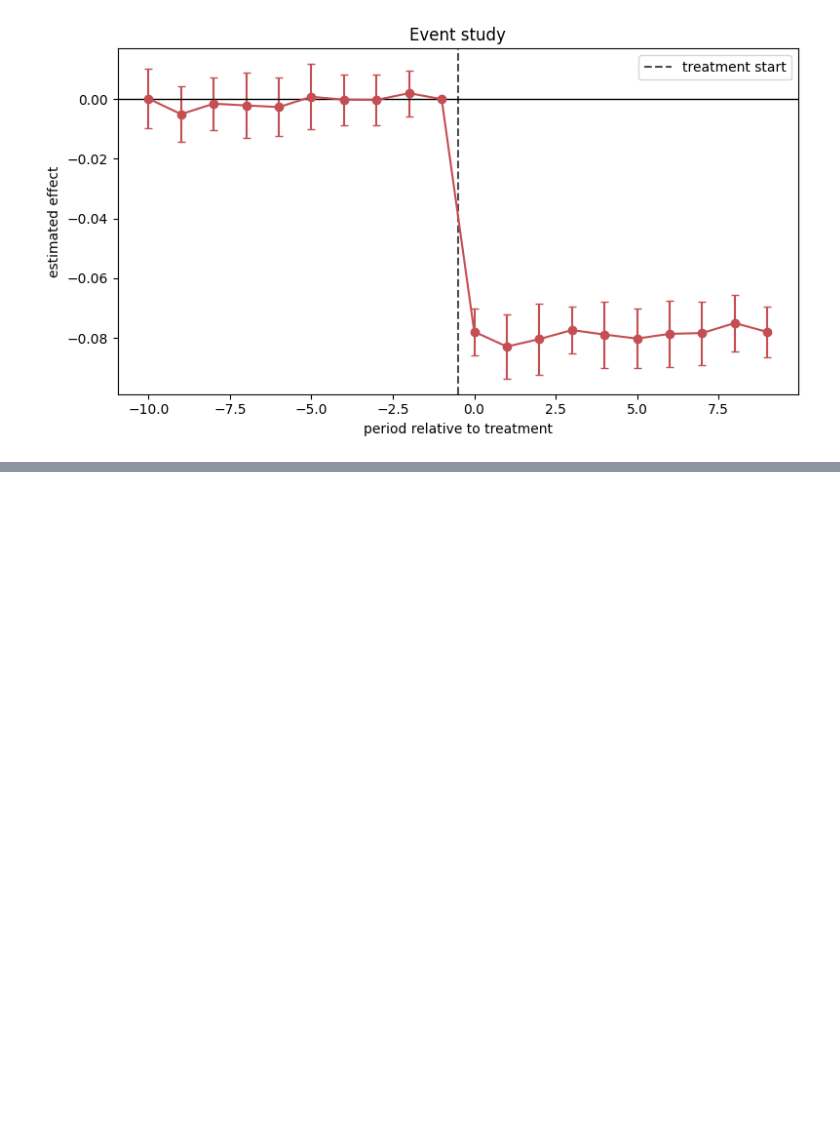
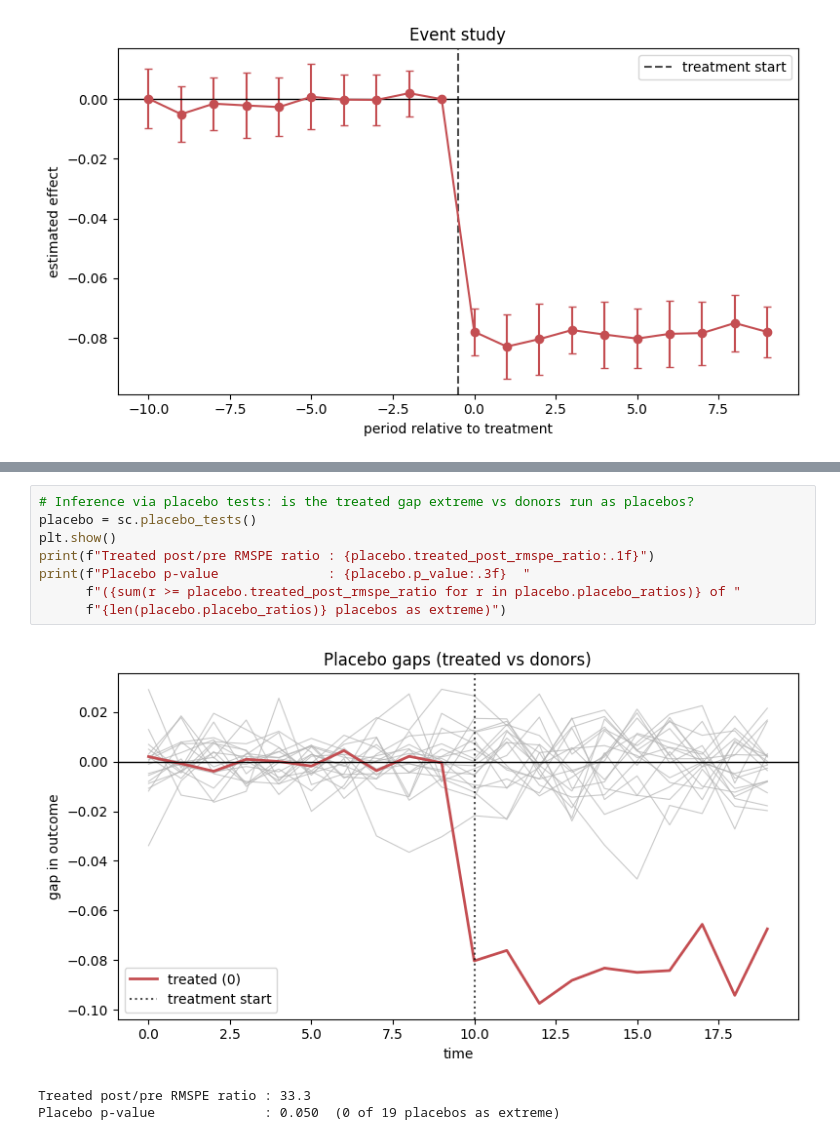
Before and after one commit to cbrackeen05/causal-inference-clinical, a Jupyter notebook: notebooks/dev_walkthrough.ipynb, the cells around one changed output, grey strips where cells are left out. Cells and saved outputs as stored; diff of their text form; blank space fills up the shorter version.

```diff
--- a/notebooks/dev_walkthrough.ipynb
+++ b/notebooks/dev_walkthrough.ipynb
@@ -251,0 +286,12 @@ Assumptions:
+# %%
+# Inference via placebo tests: is the treated gap extreme vs donors run as placebos?
+placebo = sc.placebo_tests()
+plt.show()
+print(f"Treated post/pre RMSPE ratio : {placebo.treated_post_rmspe_ratio:.1f}")
+print(f"Placebo p-value              : {placebo.p_value:.3f}  "
+      f"({sum(r >= placebo.treated_post_rmspe_ratio for r in placebo.placebo_ratios)} of "
+      f"{len(placebo.placebo_ratios)} placebos as extreme)")
+# %% [output]
+[figure, added]
+Treated post/pre RMSPE ratio : 33.3
+Placebo p-value              : 0.050  (0 of 19 placebos as extreme)
```
Also changed, not shown: parts of 2 cells of this notebook, 2 other files.
